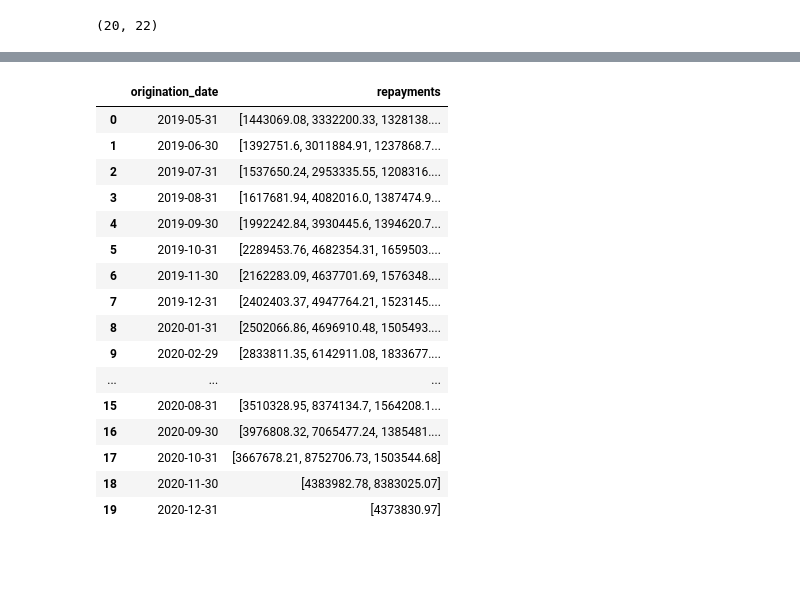
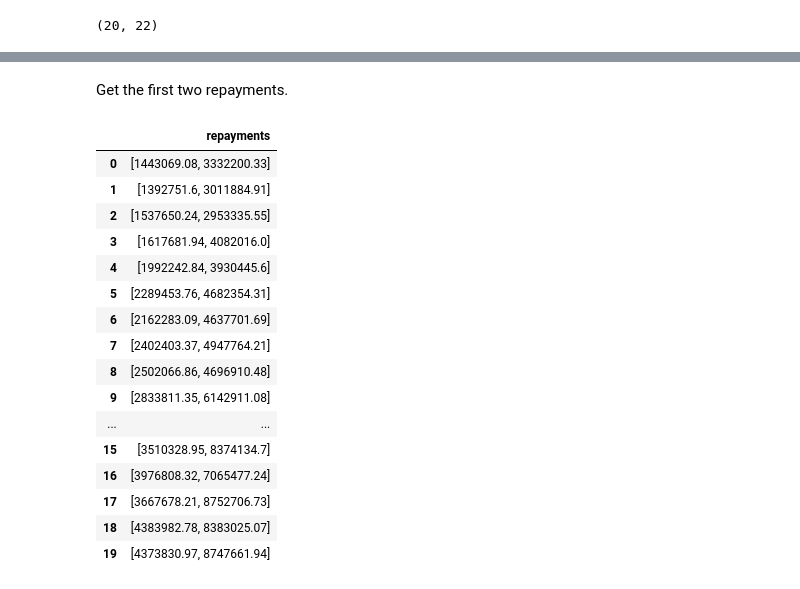
Before and after one commit to nug1209/PwC_Switzerland_Digital_Intelligence_Virtual_Case_Experience, a Jupyter notebook: PwC_Task_3.ipynb, the cells around one changed output, grey strips where cells are left out. Cells and saved outputs as stored; diff of their text form; code cells hidden in the pictures; blank space fills up the shorter version.

```diff
--- a/PwC_Task_3.ipynb
+++ b/PwC_Task_3.ipynb
@@ -37,0 +49,4 @@ df = df[df['repayment_amount'] != 0.00]
+# %%
+add_row = {'origination_date':['31.12.2020'], 'origination_amount':[30482978.52], 'repayment_date':['31.01.2021'], 'repayment_amount':[8747661.94]}
+# %%
+df = pd.concat([df, pd.DataFrame(add_row)], ignore_index=True)
@@ -106,20 +111,24 @@ df[df['repayment_date'] == grouped.transform(lambda x: x.nsmallest(2).max())][['
+# %% [markdown]
+Get the first two repayments.
 # %%
-df.groupby('origination_date')['repayment_amount'].apply(list).reset_index(name='repayments')
+two_repayments = df.groupby('origination_date')['repayment_amount'].apply(list).reset_index(name='repayments')['repayments'].apply(lambda x: x[0: 2])
+df2 = pd.DataFrame(two_repayments, columns=['repayments'])
+df2
 # %% [output]
-|  | origination_date | repayments |
-| 0 | 2019-05-31 | [1443069.08, 3332200.33, 1328138.... |
-| 1 | 2019-06-30 | [1392751.6, 3011884.91, 1237868.7... |
-| 2 | 2019-07-31 | [1537650.24, 2953335.55, 1208316.... |
-| 3 | 2019-08-31 | [1617681.94, 4082016.0, 1387474.9... |
-| 4 | 2019-09-30 | [1992242.84, 3930445.6, 1394620.7... |
-| 5 | 2019-10-31 | [2289453.76, 4682354.31, 1659503.... |
-| 6 | 2019-11-30 | [2162283.09, 4637701.69, 1576348.... |
-| 7 | 2019-12-31 | [2402403.37, 4947764.21, 1523145.... |
-| 8 | 2020-01-31 | [2502066.86, 4696910.48, 1505493.... |
-| 9 | 2020-02-29 | [2833811.35, 6142911.08, 1833677.... |
-| ... | ... | ... |
-| 15 | 2020-08-31 | [3510328.95, 8374134.7, 1564208.1... |
-| 16 | 2020-09-30 | [3976808.32, 7065477.24, 1385481.... |
-| 17 | 2020-10-31 | [3667678.21, 8752706.73, 1503544.68] |
-| 18 | 2020-11-30 | [4383982.78, 8383025.07] |
-| 19 | 2020-12-31 | [4373830.97] |
+|  | repayments |
+| 0 | [1443069.08, 3332200.33] |
+| 1 | [1392751.6, 3011884.91] |
+| 2 | [1537650.24, 2953335.55] |
+| 3 | [1617681.94, 4082016.0] |
+| 4 | [1992242.84, 3930445.6] |
+| 5 | [2289453.76, 4682354.31] |
+| 6 | [2162283.09, 4637701.69] |
+| 7 | [2402403.37, 4947764.21] |
+| 8 | [2502066.86, 4696910.48] |
+| 9 | [2833811.35, 6142911.08] |
+| ... | ... |
+| 15 | [3510328.95, 8374134.7] |
+| 16 | [3976808.32, 7065477.24] |
+| 17 | [3667678.21, 8752706.73] |
+| 18 | [4383982.78, 8383025.07] |
+| 19 | [4373830.97, 8747661.94] |
```
Also changed, not shown: parts of 16 cells of this notebook.
